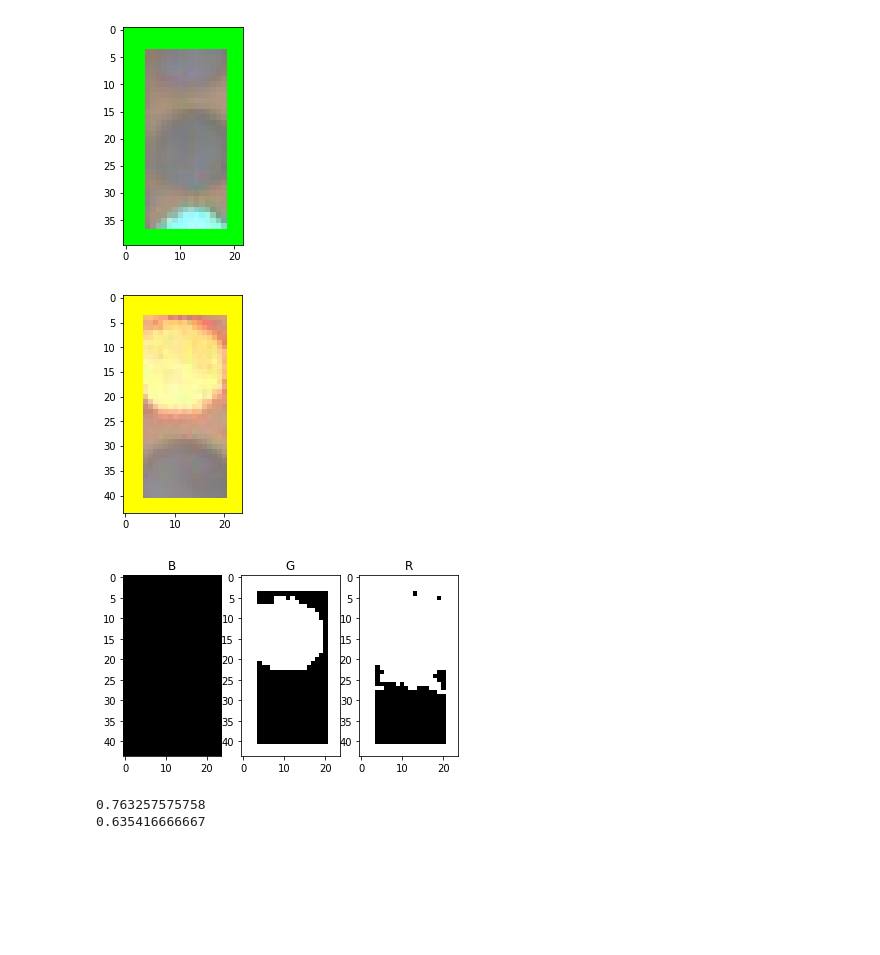
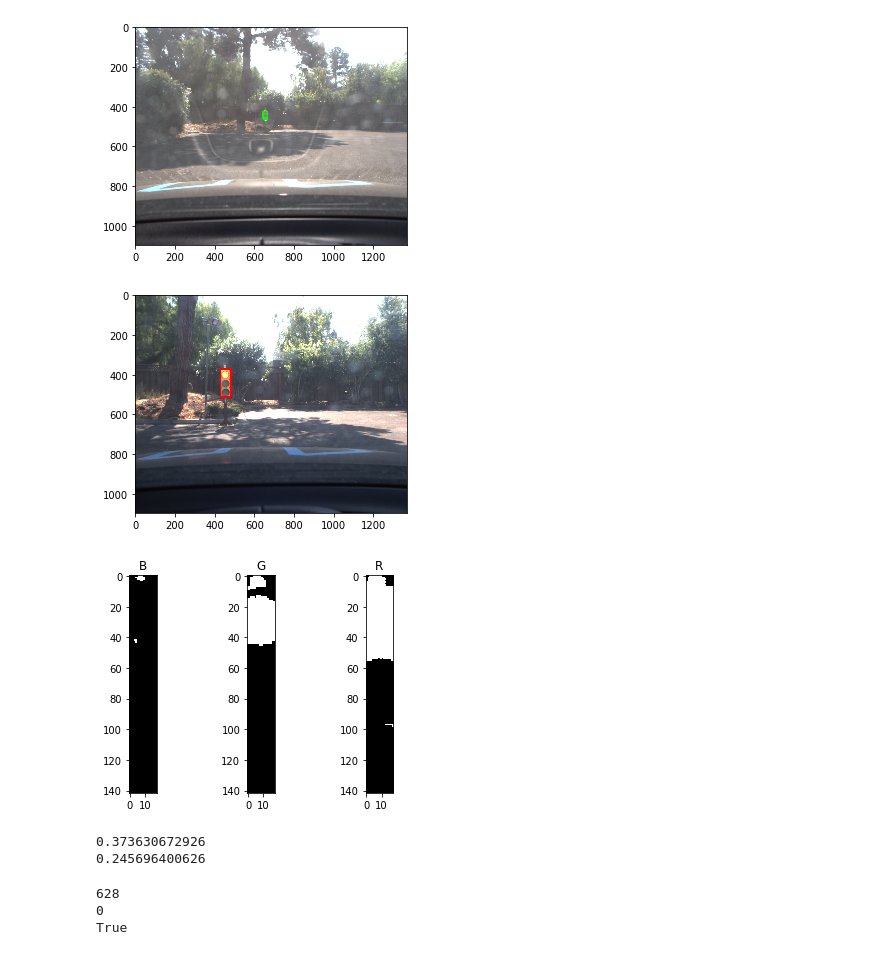
Before and after one commit to carndbumblebee/CarND-Capstone, a Jupyter notebook: ros/src/tl_detector/light_classification/site_traffic_light_images_extractor.ipynb, the cells around one changed output. Saved outputs shown, nothing was run; the diff lists cells and outputs as text; code cells hidden in the pictures; blank space fills up the shorter version.

```diff
--- a/ros/src/tl_detector/light_classification/site_traffic_light_images_extractor.ipynb
+++ b/ros/src/tl_detector/light_classification/site_traffic_light_images_extractor.ipynb
@@ -39,8 +39,20 @@ def tl_light_classifier(image):
     isGreen = (np.sum(G_binary) / G_binary.size) > threshold
     isBlue = (np.sum(B_binary) / B_binary.size) > threshold
 
+    top_image = G_binary[0:int(G_binary.shape[0]/2), :]
+    bottom_image = G_binary[int(G_binary.shape[0]/2):G_binary.shape[0], :]
+
+    if np.sum(bottom_image) == 0:
+        is_edge = True
+    elif np.sum(top_image) / np.sum(bottom_image) > 5:
+        is_edge = True
+    else:
+        is_edge = False
+
     if isRed and isGreen and isBlue:
         return (0,255,0)
+    elif isRed and isGreen and is_edge:
+        return (255,0,0)
     elif isRed and isGreen:
         return (255,255,0)
     elif isRed:
@@ -83,36 +95,36 @@ image = cv2.cvtColor(image, cv2.COLOR_BGR2RGB)
 image_np_expanded = np.expand_dims(image, axis=0)
 
 with detection_graph.as_default():
     (boxes, scores, classes, num) = sess.run(
         [detection_boxes, detection_scores, detection_classes, num_detections],
         feed_dict={image_tensor: image_np_expanded})
 
 boxes = np.squeeze(boxes)
 classes = np.squeeze(classes).astype(np.int32)
 scores = np.squeeze(scores)
 
 for idx, val in enumerate(classes):
     if val == 10:
         break
 
 if scores[idx] >= 0.01:
     nbox = boxes[idx]
 
     height = image.shape[0]
     width = image.shape[1]
 
     box = np.array([nbox[0]*height, nbox[1]*width, nbox[2]*height, nbox[3]*width]).astype(int)
-    tl_image = image[box[0]:box[2], box[1]:box[3]]
+    tl_image = image[box[0]:box[2], box[1]:box[3]].copy()
 
     colour = tl_light_classifier(tl_image)
 
     cv2.rectangle(image, (box[1],box[0]), (box[3],box[2]), colour, 5)
 
     plt.figure
-    plt.imshow(tl_image)
+    plt.imshow(image)
     plt.show()
 # %% [output]
-[figure, old version]
+[figure, new version]
 # %%
 out_dir = 'site_traffic_light_images_out\\'
 
@@ -153,7 +165,7 @@ for filename in file_names:
     image = cv2.cvtColor(image, cv2.COLOR_RGB2BGR)
     cv2.imwrite(out_dir + tail, image)
 # %%
-image = cv2.imread('site_images_traffic_only\\left0458.jpg')
+image = cv2.imread('site_images_traffic_only\\left0161.jpg')
 image = cv2.cvtColor(image, cv2.COLOR_BGR2RGB)
 
 # Expand dimensions since the model expects images to have shape: [1, None, None, 3]
@@ -179,14 +191,14 @@ if scores[idx] >= 0.01:
     width = image.shape[1]
 
     box = np.array([nbox[0]*height, nbox[1]*width, nbox[2]*height, nbox[3]*width]).astype(int)
-    tl_image = image[box[0]:box[2], box[1]:box[3]]
+    tl_image = image[box[0]:box[2], box[1]:box[3]].copy()
 
     colour = tl_light_classifier(tl_image)
 
     cv2.rectangle(image, (box[1],box[0]), (box[3],box[2]), colour, 5)
 
     plt.figure
-    plt.imshow(tl_image)
+    plt.imshow(image)
     plt.show()
 # %% [output]
-[figure, old version]
+[figure, new version]
@@ -198,9 +215,9 @@ R_threshold = (200, 255)
 B_threshold = (200, 255)
 
 idx = 0
-R = tl_image[:,:,0]
-G = tl_image[:,:,1]
-B = tl_image[:,:,2]
+R = sub_image[:,:,0]
+G = sub_image[:,:,1]
+B = sub_image[:,:,2]
 
 plt.subplot(1, 3, 1)
 B_binary = np.zeros_like(B)
@@ -232,6 +249,25 @@ isBlue = (np.sum(B_binary) / B_binary.size) > 0.05
 print((np.sum(R_binary) / R_binary.size))
 print((np.sum(G_binary) / G_binary.size))
 # %% [output]
-[figure, old version]
+[figure, new version]
-0.763257575758
-0.635416666667
+0.373630672926
+0.245696400626
+# %%
+top_image = G_binary[0:int(tl_image.shape[0]/2), :]
+bottom_image = G_binary[int(tl_image.shape[0]/2):tl_image.shape[0], :]
+
+print(np.sum(top_image))
+print(np.sum(bottom_image))
+
+if np.sum(bottom_image) == 0:
+    is_centre = True
+elif np.sum(top_image) / np.sum(bottom_image) < 5:
+    is_centre = True
+else:
+    is_centre = False
+
+print(is_centre)
+# %% [output]
+628
+0
+True
```
Also changed, not shown: parts of 1 cell of this notebook, 1 other file.
